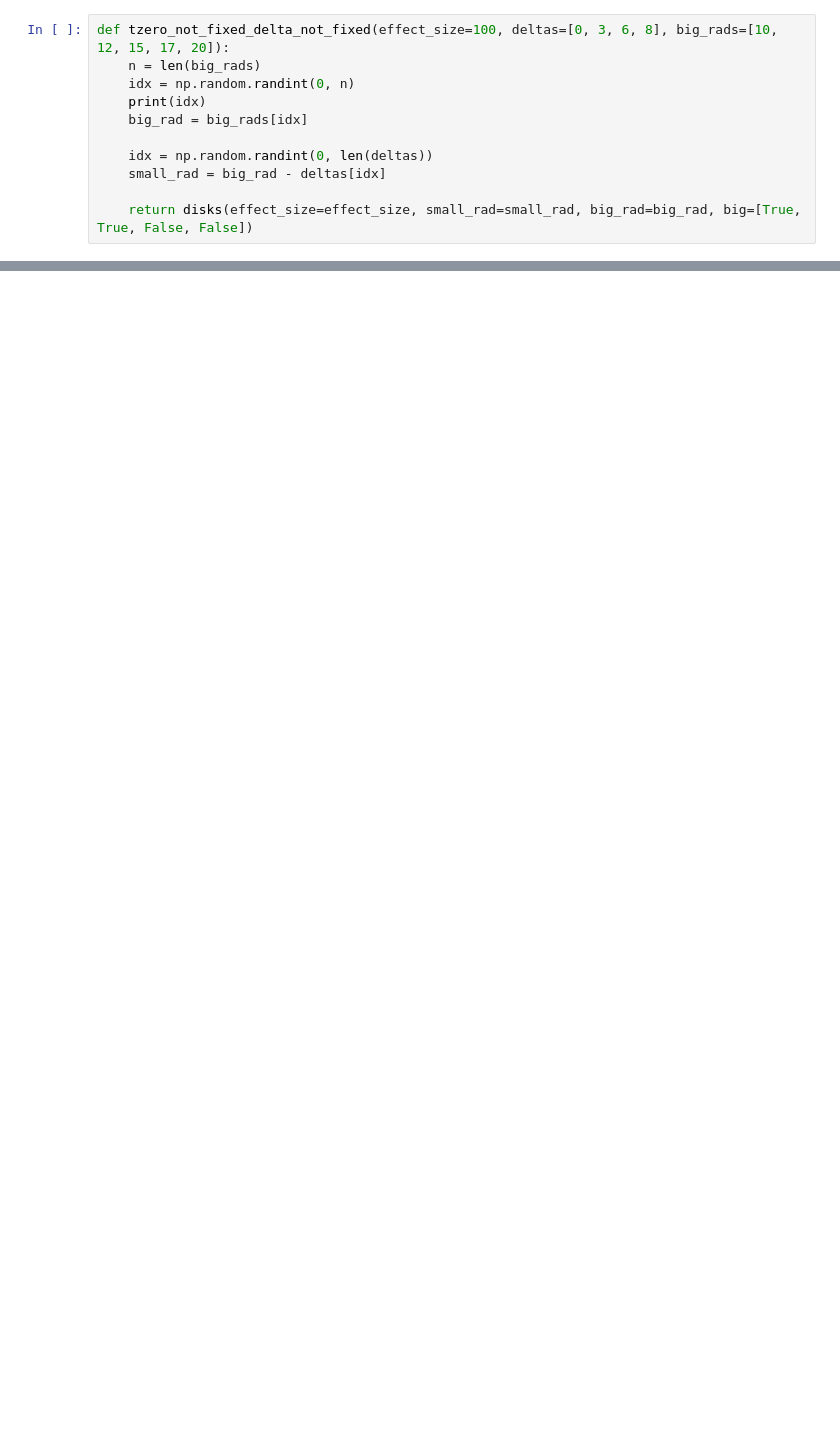
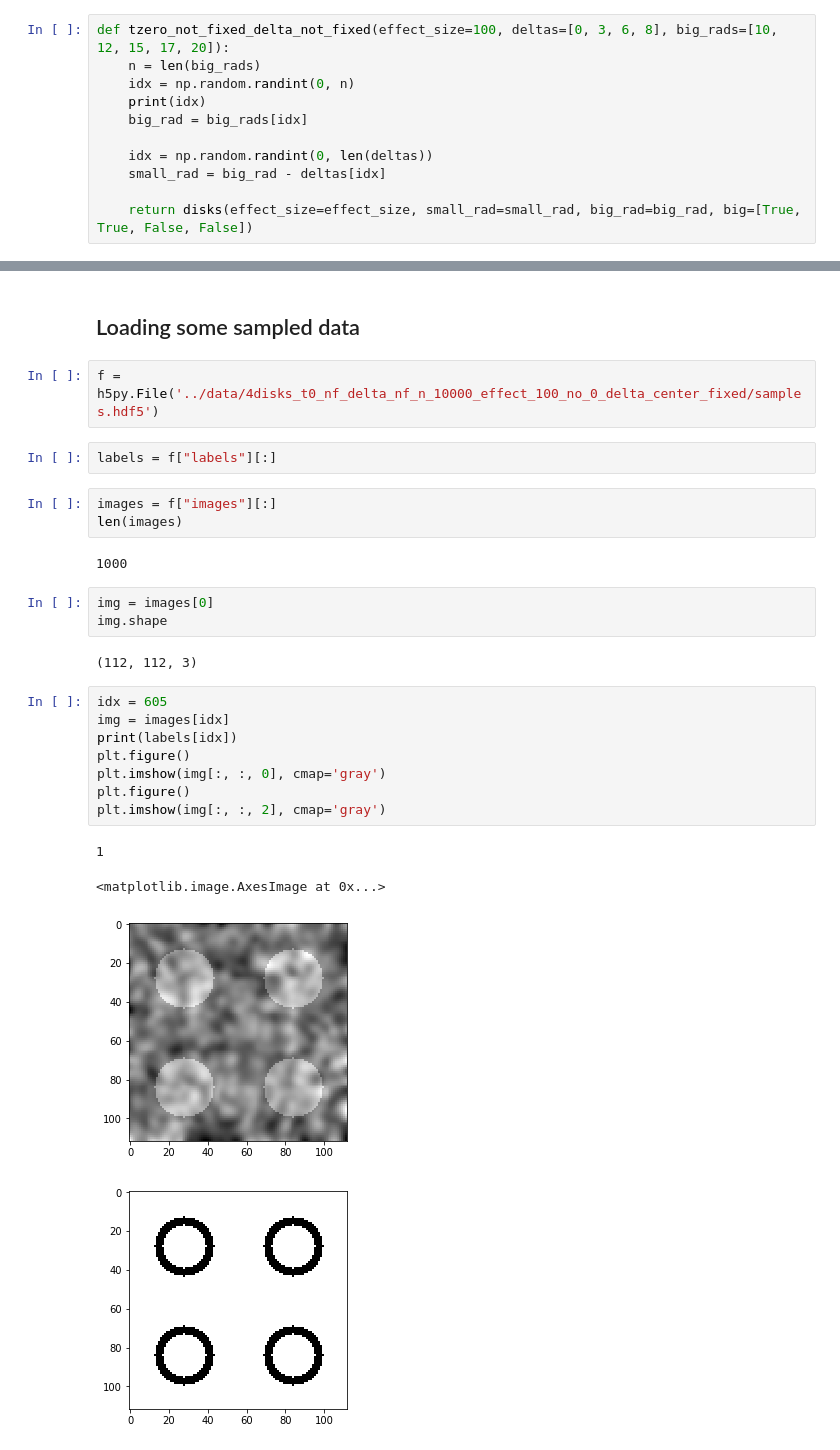
Before and after one commit to vwegmayr/brain-aging, a Jupyter notebook: notebooks/synthetic_playground.ipynb, the cells around one changed output, grey strips where cells are left out. Saved outputs shown, nothing was run; the diff lists cells and outputs as text; blank space fills up the shorter version.

```diff
--- a/notebooks/synthetic_playground.ipynb
+++ b/notebooks/synthetic_playground.ipynb
@@ -187,0 +158,29 @@ plt.show()
+# %% [markdown]
+## Loading some sampled data
+# %%
+f = h5py.File('../data/4disks_t0_nf_delta_nf_n_10000_effect_100_no_0_delta_center_fixed/samples.hdf5')
+# %%
+labels = f["labels"][:]
+# %%
+images = f["images"][:]
+len(images)
+# %% [output]
+1000
+# %%
+img = images[0]
+img.shape
+# %% [output]
+(112, 112, 3)
+# %%
+idx = 605
+img = images[idx]
+print(labels[idx])
+plt.figure()
+plt.imshow(img[:, :, 0], cmap='gray')
+plt.figure()
+plt.imshow(img[:, :, 2], cmap='gray')
+# %% [output]
+1
+<matplotlib.image.AxesImage at 0x...>
+[figure, added]
+[figure, added]
```
Also changed, not shown: parts of 15 cells of this notebook.
